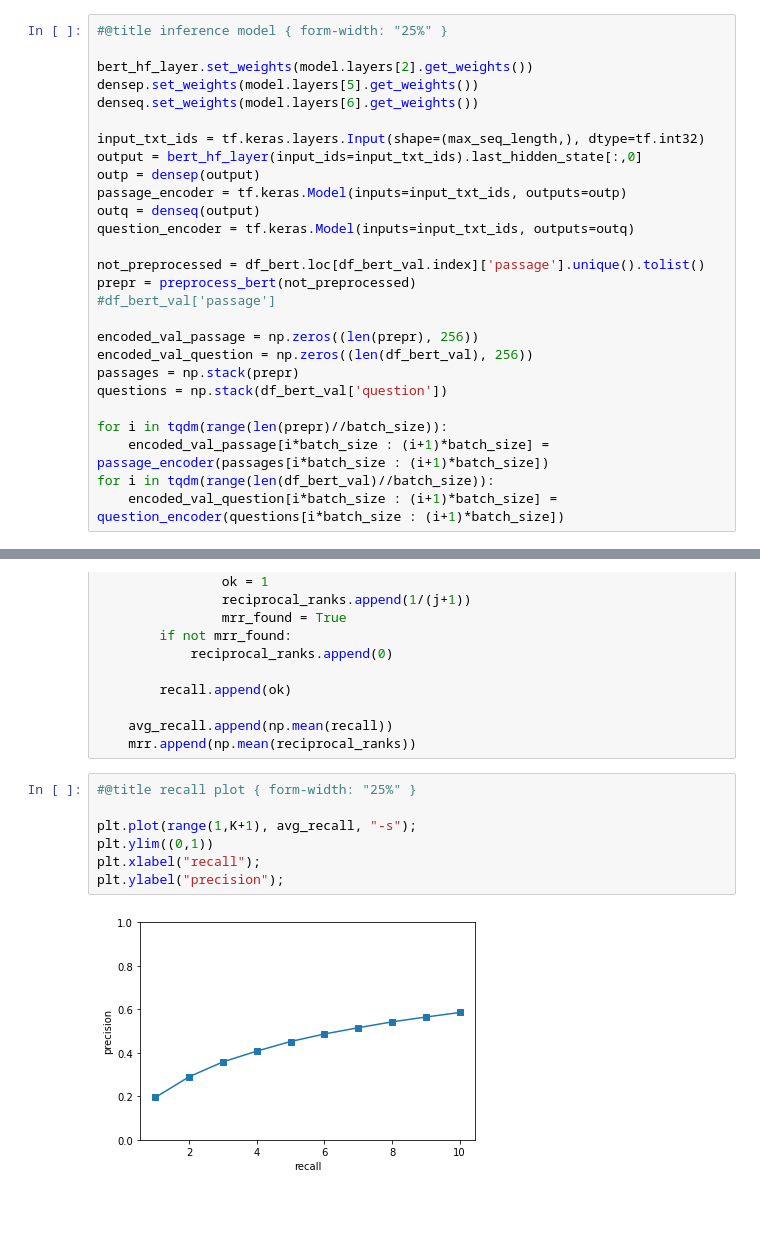
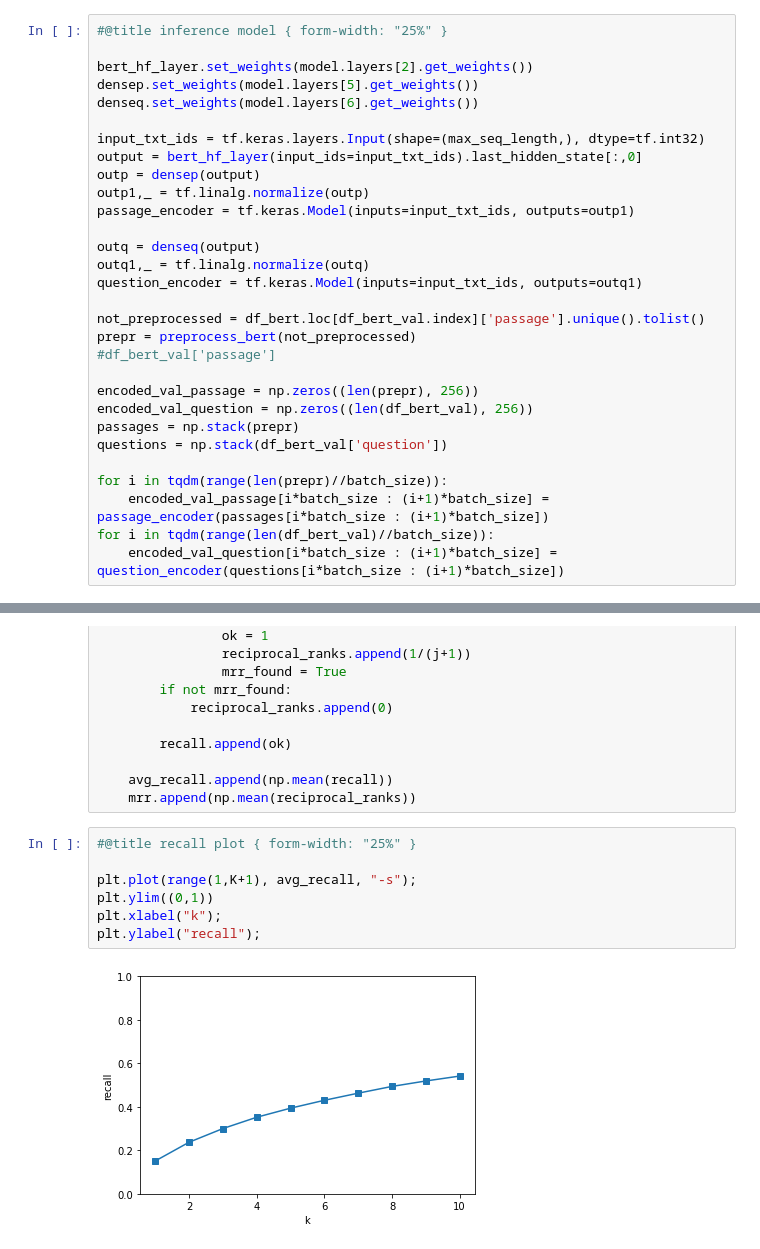
Before and after one commit to the-SQuAD-squad/IR, a Jupyter notebook: IR.ipynb, the cells around one changed output, grey strips where cells are left out. Saved outputs shown, nothing was run; the diff lists cells and outputs as text; blank space fills up the shorter version.

```diff
--- a/IR.ipynb
+++ b/IR.ipynb
@@ -310,9 +342,12 @@ denseq.set_weights(model.layers[6].get_weights())
 input_txt_ids = tf.keras.layers.Input(shape=(max_seq_length,), dtype=tf.int32)
 output = bert_hf_layer(input_ids=input_txt_ids).last_hidden_state[:,0]
 outp = densep(output)
-passage_encoder = tf.keras.Model(inputs=input_txt_ids, outputs=outp)
+outp1,_ = tf.linalg.normalize(outp)
+passage_encoder = tf.keras.Model(inputs=input_txt_ids, outputs=outp1)
+
 outq = denseq(output)
-question_encoder = tf.keras.Model(inputs=input_txt_ids, outputs=outq)
+outq1,_ = tf.linalg.normalize(outq)
+question_encoder = tf.keras.Model(inputs=input_txt_ids, outputs=outq1)
 
 not_preprocessed = df_bert.loc[df_bert_val.index]['passage'].unique().tolist()
 prepr = preprocess_bert(not_preprocessed)
@@ -375,12 +412,12 @@ for k in range(1,K+1):
 # %%
 #@title recall plot { form-width: "25%" }
 
 plt.plot(range(1,K+1), avg_recall, "-s");
 plt.ylim((0,1))
-plt.xlabel("recall");
-plt.ylabel("precision");
+plt.xlabel("k");
+plt.ylabel("recall");
 # %% [output]
-[figure, old version]
+[figure, new version]
 # %%
 #@title mean reciprocal rank plot { form-width: "25%" }
 
```
Also changed, not shown: parts of 8 cells of this notebook.
